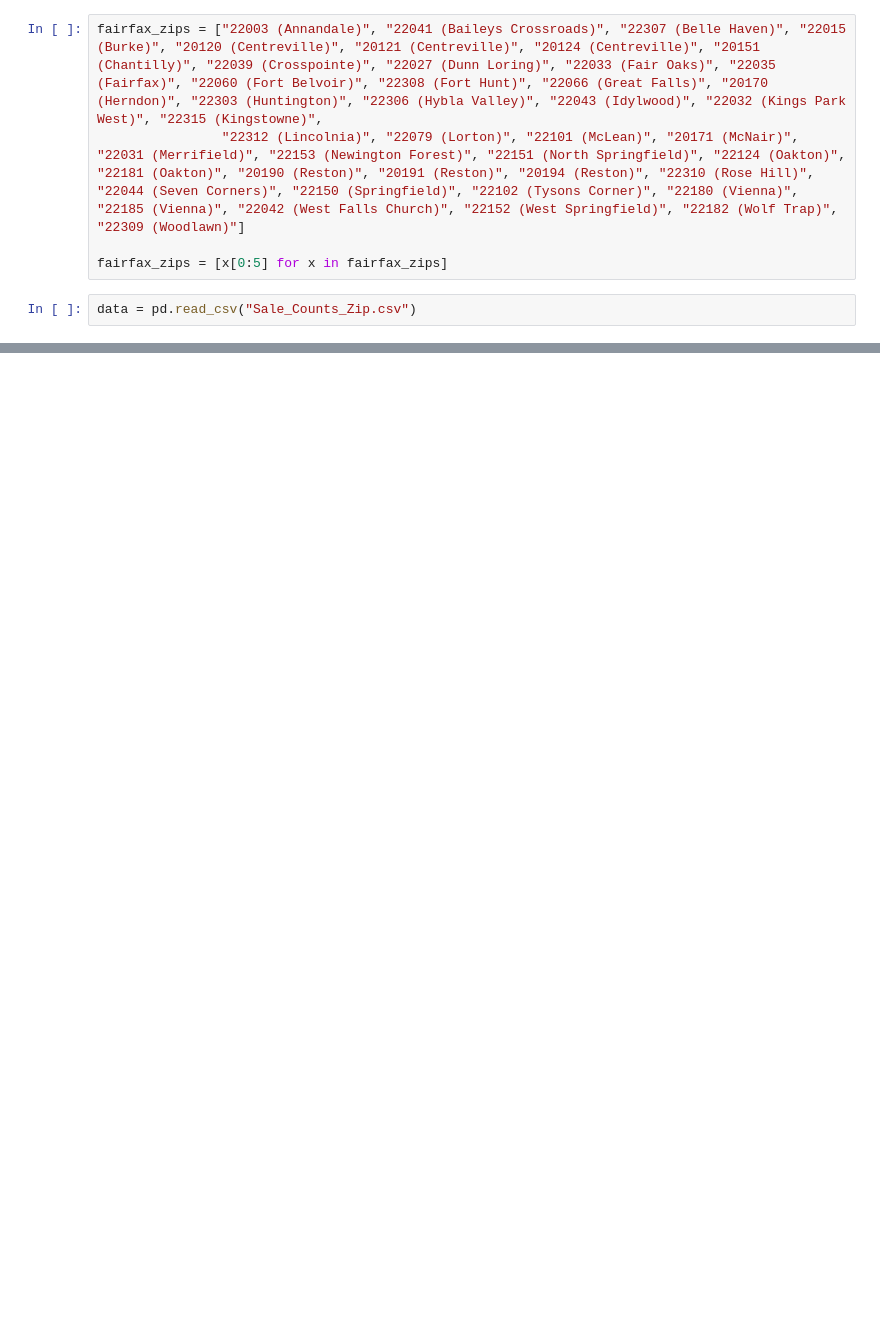
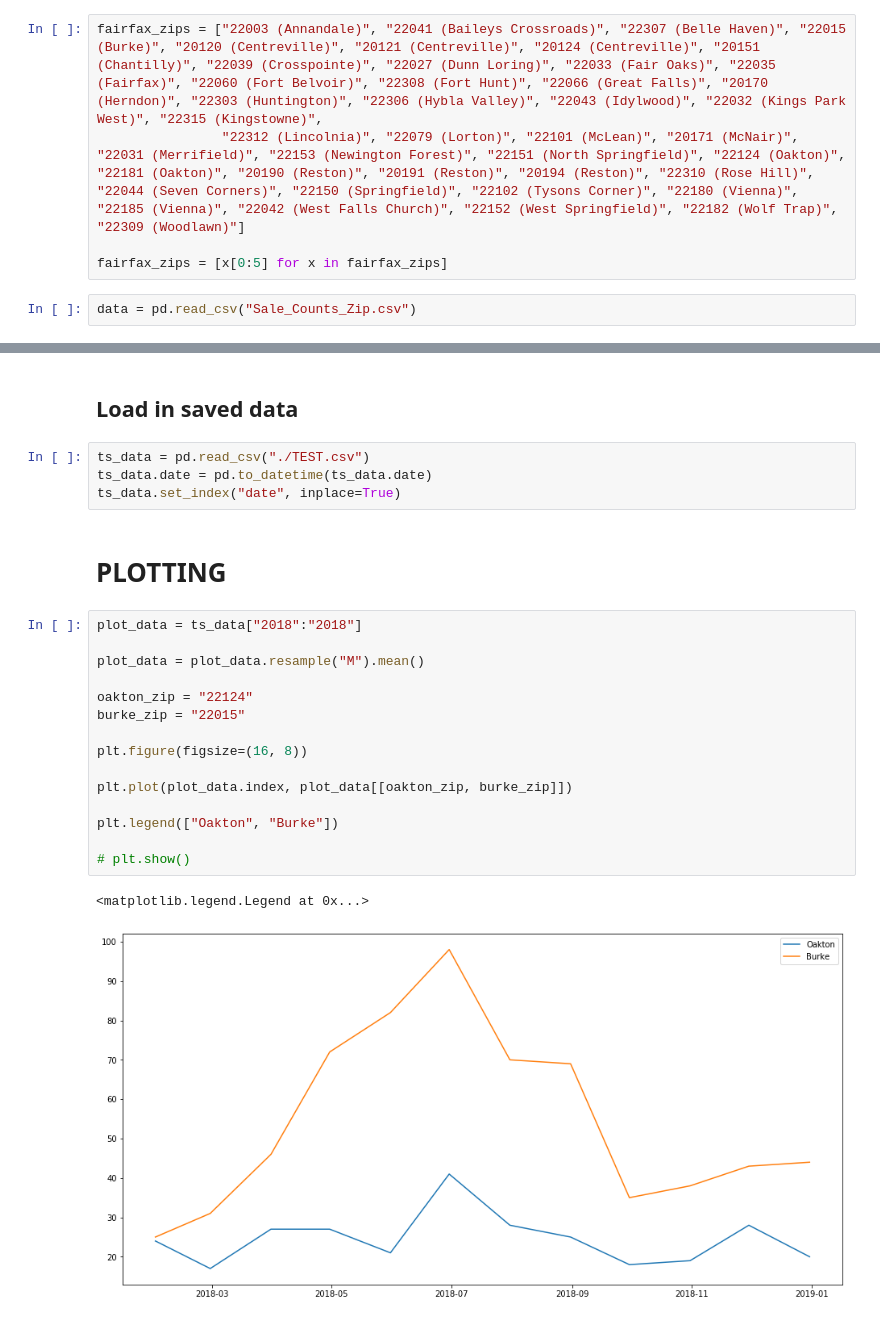
Before and after one commit to QED0711/fairfax-home-prices, a Jupyter notebook: fairfax prices.ipynb, the cells around one changed output, grey strips where cells are left out. Drawn from its saved outputs; the diff is of its cells as text; blank space fills up the shorter version.

Commit message:
added graph of sales over time

```diff
--- a/fairfax prices.ipynb
+++ b/fairfax prices.ipynb
@@ -62,0 +35,26 @@ fairfax_ts.drop(["RegionID", "RegionName", "StateName", "SizeRank", "seasAdj"])
+# %% [markdown]
+## Load in saved data
+# %%
+ts_data = pd.read_csv("./TEST.csv")
+ts_data.date = pd.to_datetime(ts_data.date)
+ts_data.set_index("date", inplace=True)
+# %% [markdown]
+# PLOTTING
+# %%
+plot_data = ts_data["2018":"2018"]
+
+plot_data = plot_data.resample("M").mean()
+
+oakton_zip = "22124"
+burke_zip = "22015"
+
+plt.figure(figsize=(16, 8))
+
+plt.plot(plot_data.index, plot_data[[oakton_zip, burke_zip]])
+
+plt.legend(["Oakton", "Burke"])
+
+# plt.show()
+# %% [output]
+<matplotlib.legend.Legend at 0x...>
+[figure, added]
```
Also changed, not shown: parts of 7 cells of this notebook, 2 other files.
